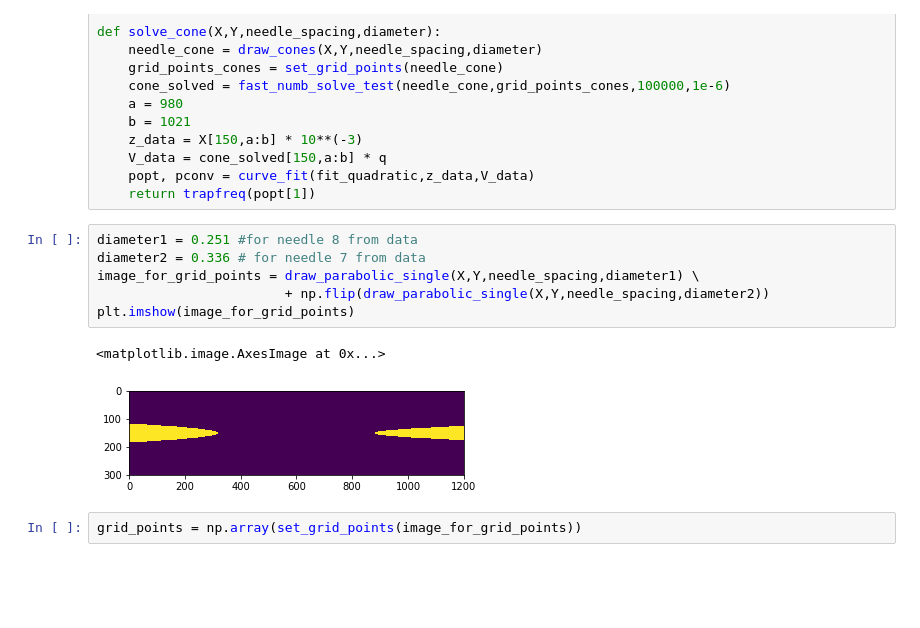
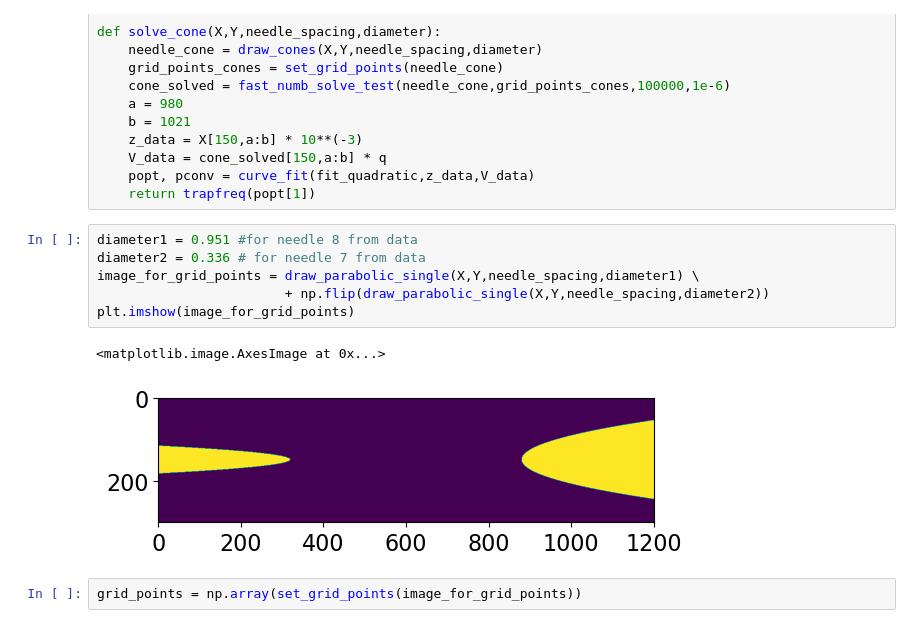
Before and after one commit to QITI/Needle_electrodes_for_ion_traps, a Jupyter notebook: data_analysis/needle_potential_simulation .ipynb, the cells around one changed output. Cells and saved outputs as stored; diff of their text form; blank space fills up the shorter version.

```diff
--- a/data_analysis/needle_potential_simulation .ipynb
+++ b/data_analysis/needle_potential_simulation .ipynb
@@ -163,14 +200,14 @@ def solve_cone(X,Y,needle_spacing,diameter):
     popt, pconv = curve_fit(fit_quadratic,z_data,V_data)
     return trapfreq(popt[1])
 # %%
-diameter1 = 0.251 #for needle 8 from data
+diameter1 = 0.951 #for needle 8 from data
 diameter2 = 0.336 # for needle 7 from data
 image_for_grid_points = draw_parabolic_single(X,Y,needle_spacing,diameter1) \
                         + np.flip(draw_parabolic_single(X,Y,needle_spacing,diameter2))
 plt.imshow(image_for_grid_points)
 # %% [output]
 <matplotlib.image.AxesImage at 0x...>
-[figure, old version]
+[figure, new version]
 # %%
 grid_points = np.array(set_grid_points(image_for_grid_points))
 # %%
```
Also changed, not shown: parts of 12 cells of this notebook, 25 other files.
